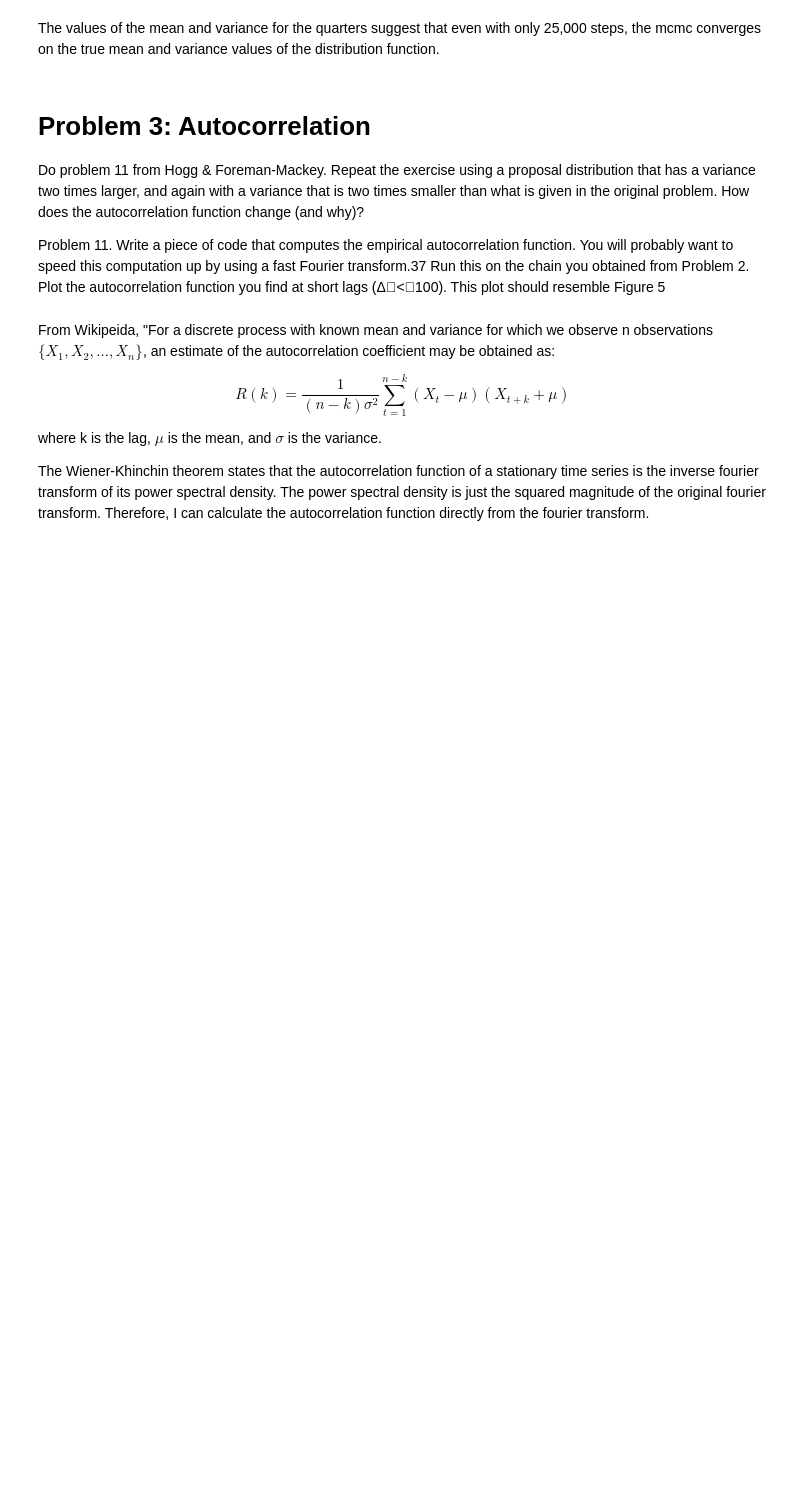
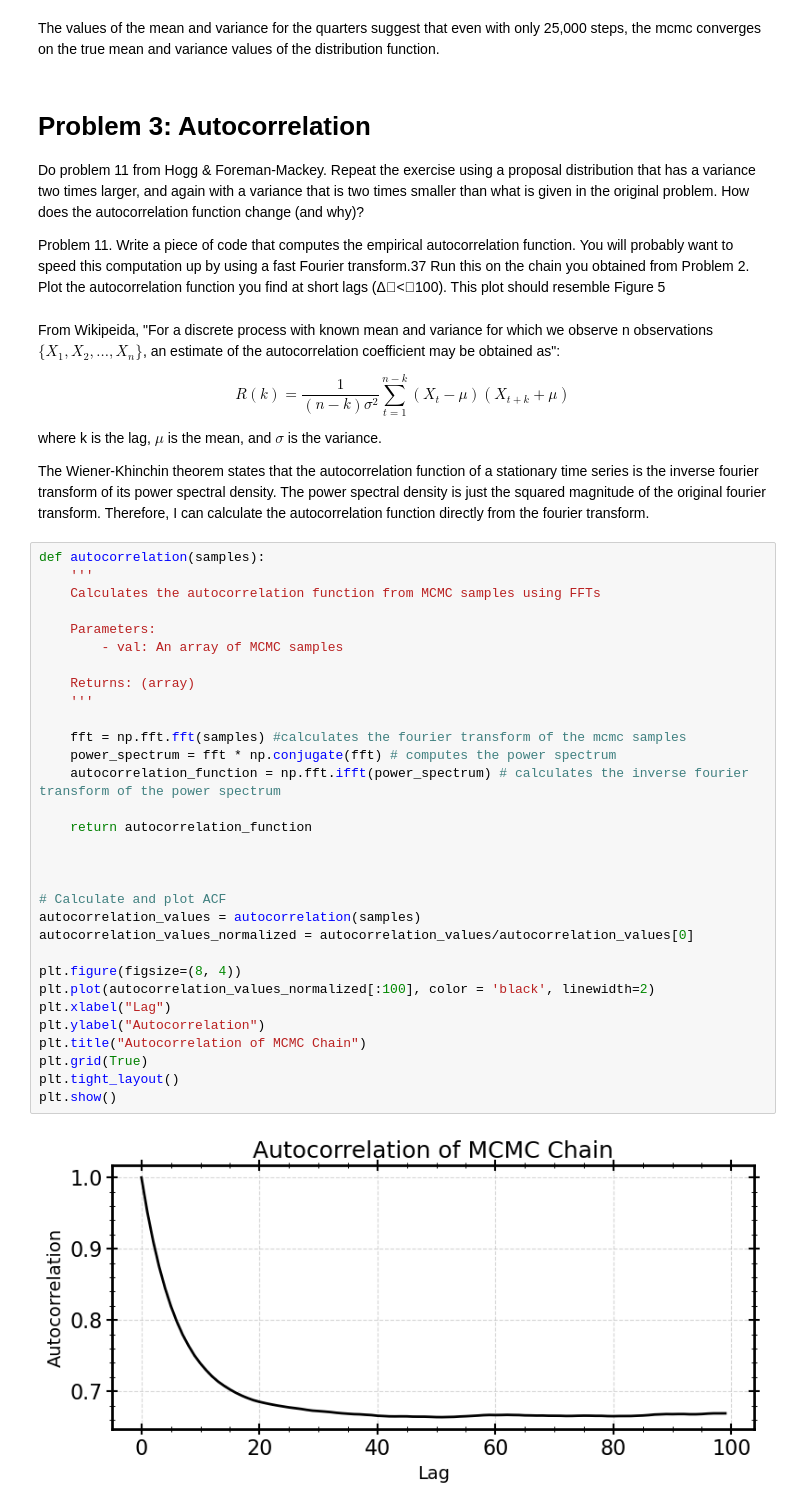
Before and after one commit to carlosajurado/AST384C-Computational-Astrophysics, a Jupyter notebook: HW4.ipynb, the cells around one changed output. Cells and saved outputs as stored; diff of their text form; blank space fills up the shorter version.

```diff
--- a/HW4.ipynb
+++ b/HW4.ipynb
@@ -164,7 +164,7 @@ the chain you obtained from Problem 2. Plot the autocorrelation
 function you find at short lags (Δ<100). This plot should
 resemble Figure 5
 # %% [markdown]
-From Wikipeida, "For a discrete process with known mean and variance for which we observe n observations $ \{X_1, X_2,..., X_n\}$, an estimate of the autocorrelation coefficient may be obtained as:
+From Wikipeida, "For a discrete process with known mean and variance for which we observe n observations $ \{X_1, X_2,..., X_n\}$, an estimate of the autocorrelation coefficient may be obtained as":
 
 $$
 R(k) = \frac{1}{(n-k)\sigma^2} \sum_{t=1}^{n-k} (X_t - \mu)(X_{t+k} +\mu)
@@ -173,3 +173,36 @@ $$
 where k is the lag, $\mu$ is the mean, and $\sigma$ is the variance.
 
 The Wiener-Khinchin theorem states that the autocorrelation function of a stationary time series is the inverse fourier transform of its power spectral density. The power spectral density is just the squared magnitude of the original fourier transform. Therefore, I can calculate the autocorrelation function directly from the fourier transform.
+# %%
+def autocorrelation(samples):
+    '''
+    Calculates the autocorrelation function from MCMC samples using FFTs
+
+    Parameters:
+        - val: An array of MCMC samples
+
+    Returns: (array)
+    '''
+
+    fft = np.fft.fft(samples) #calculates the fourier transform of the mcmc samples
+    power_spectrum = fft * np.conjugate(fft) # computes the power spectrum
+    autocorrelation_function = np.fft.ifft(power_spectrum) # calculates the inverse fourier transform of the power spectrum
+
+    return autocorrelation_function
+
+
+
+# Calculate and plot ACF
+autocorrelation_values = autocorrelation(samples)
+autocorrelation_values_normalized = autocorrelation_values/autocorrelation_values[0]
+
+plt.figure(figsize=(8, 4))
+plt.plot(autocorrelation_values_normalized[:100], color = 'black', linewidth=2)
+plt.xlabel("Lag")
+plt.ylabel("Autocorrelation")
+plt.title("Autocorrelation of MCMC Chain")
+plt.grid(True)
+plt.tight_layout()
+plt.show()
+# %% [output]
+[figure, added]
```
Also changed, not shown: parts of 3 cells of this notebook.
